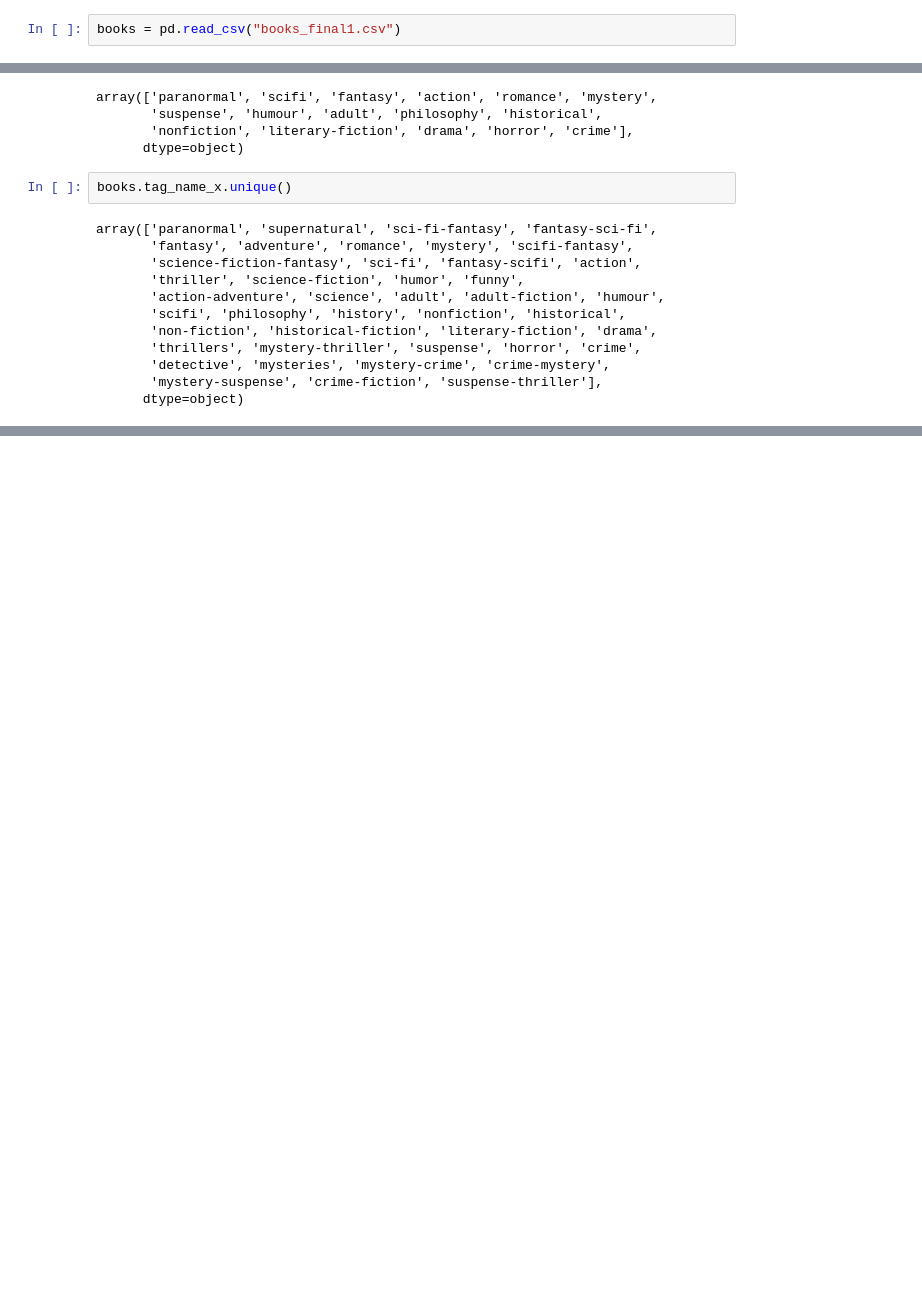
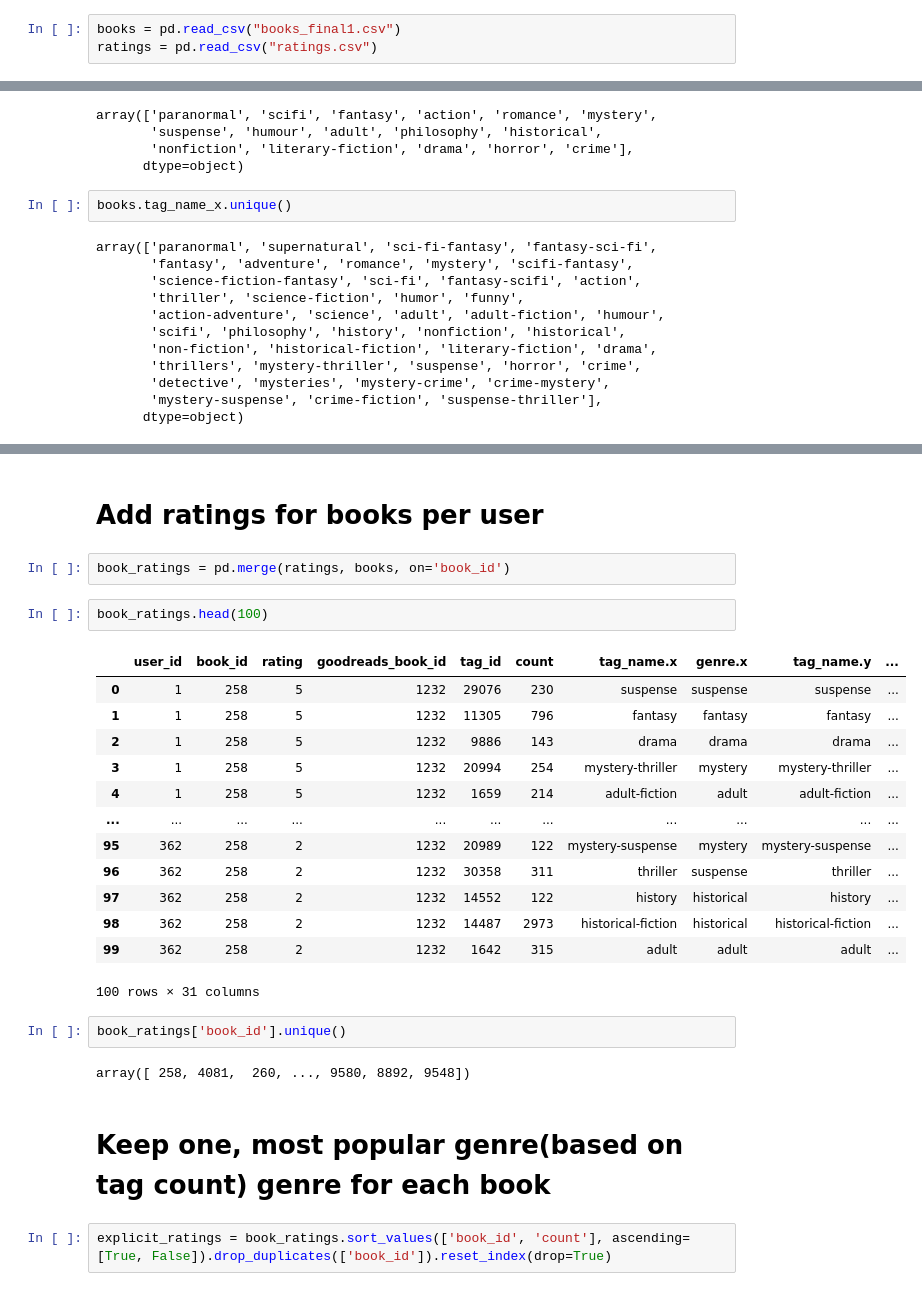
Before and after one commit to martaradzi/knowledgeEngineering, a Jupyter notebook: data_transformation.ipynb, the cells around one changed output, grey strips where cells are left out. Cells and saved outputs as stored; diff of their text form; blank space fills up the shorter version.

```diff
--- a/data_transformation.ipynb
+++ b/data_transformation.ipynb
@@ -10,6 +10,7 @@ import numpy as np
 # Read in Files
 # %%
 books = pd.read_csv("books_final1.csv")
+ratings = pd.read_csv("ratings.csv")
 # %% [markdown]
 # Show Column Names
 # %%
@@ -145,0 +180,28 @@ array(['paranormal', 'supernatural', 'sci-fi-fantasy', 'fantasy-sci-fi',
+# %% [markdown]
+# Add ratings for books per user
+# %%
+book_ratings = pd.merge(ratings, books, on='book_id')
+# %%
+book_ratings.head(100)
+# %% [output]
+|  | user_id | book_id | rating | goodreads_book_id | tag_id | count | tag_name.x | genre.x | tag_name.y | ... |
+| 0 | 1 | 258 | 5 | 1232 | 29076 | 230 | suspense | suspense | suspense | ... |
+| 1 | 1 | 258 | 5 | 1232 | 11305 | 796 | fantasy | fantasy | fantasy | ... |
+| 2 | 1 | 258 | 5 | 1232 | 9886 | 143 | drama | drama | drama | ... |
+| 3 | 1 | 258 | 5 | 1232 | 20994 | 254 | mystery-thriller | mystery | mystery-thriller | ... |
+| 4 | 1 | 258 | 5 | 1232 | 1659 | 214 | adult-fiction | adult | adult-fiction | ... |
+| ... | ... | ... | ... | ... | ... | ... | ... | ... | ... | ... |
+| 95 | 362 | 258 | 2 | 1232 | 20989 | 122 | mystery-suspense | mystery | mystery-suspense | ... |
+| 96 | 362 | 258 | 2 | 1232 | 30358 | 311 | thriller | suspense | thriller | ... |
+| 97 | 362 | 258 | 2 | 1232 | 14552 | 122 | history | historical | history | ... |
+| 98 | 362 | 258 | 2 | 1232 | 14487 | 2973 | historical-fiction | historical | historical-fiction | ... |
+| 99 | 362 | 258 | 2 | 1232 | 1642 | 315 | adult | adult | adult | ... |
+100 rows × 31 columns
+# %%
+book_ratings['book_id'].unique()
+# %% [output]
+array([ 258, 4081,  260, ..., 9580, 8892, 9548])
+# %% [markdown]
+# Keep one, most popular genre(based on tag count) genre for each book
+# %%
+explicit_ratings = book_ratings.sort_values(['book_id', 'count'], ascending=[True, False]).drop_duplicates(['book_id']).reset_index(drop=True)
```
Also changed, not shown: parts of 5 cells of this notebook, 3 other files.
